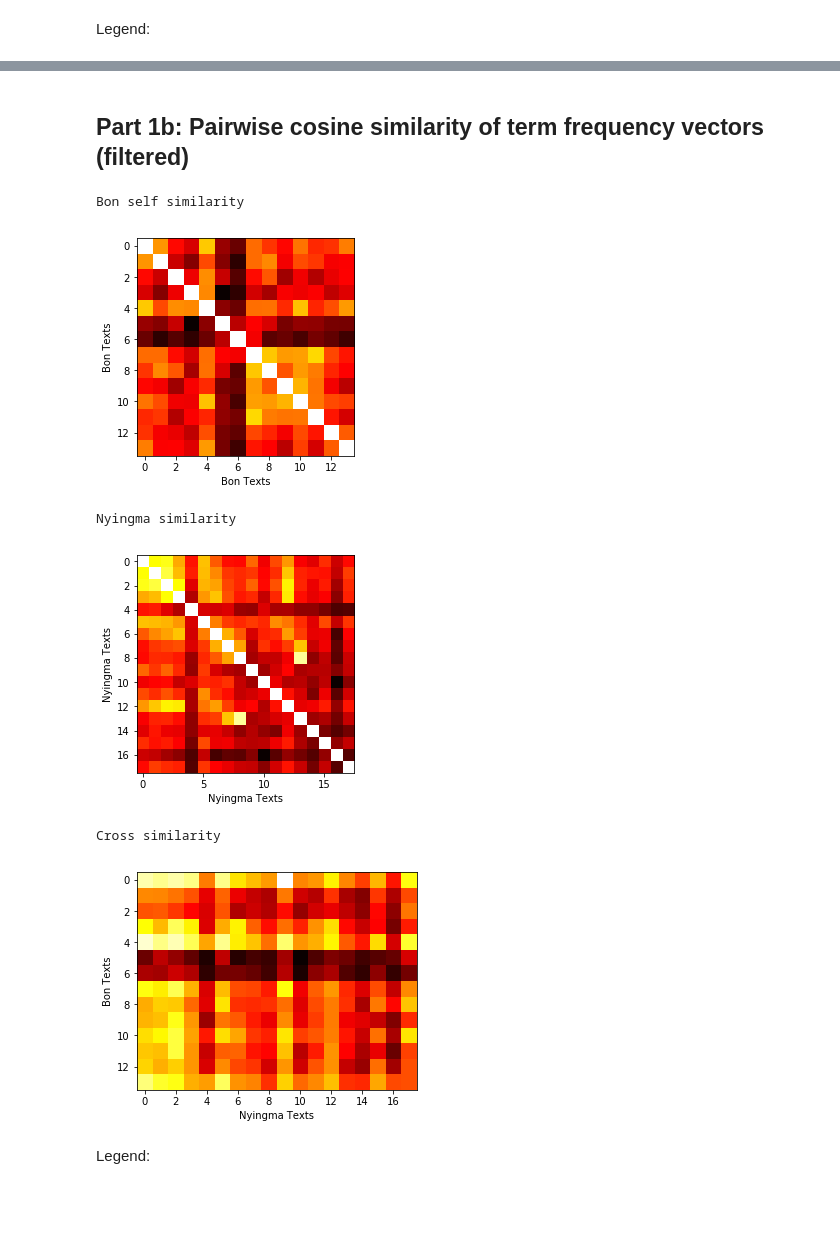
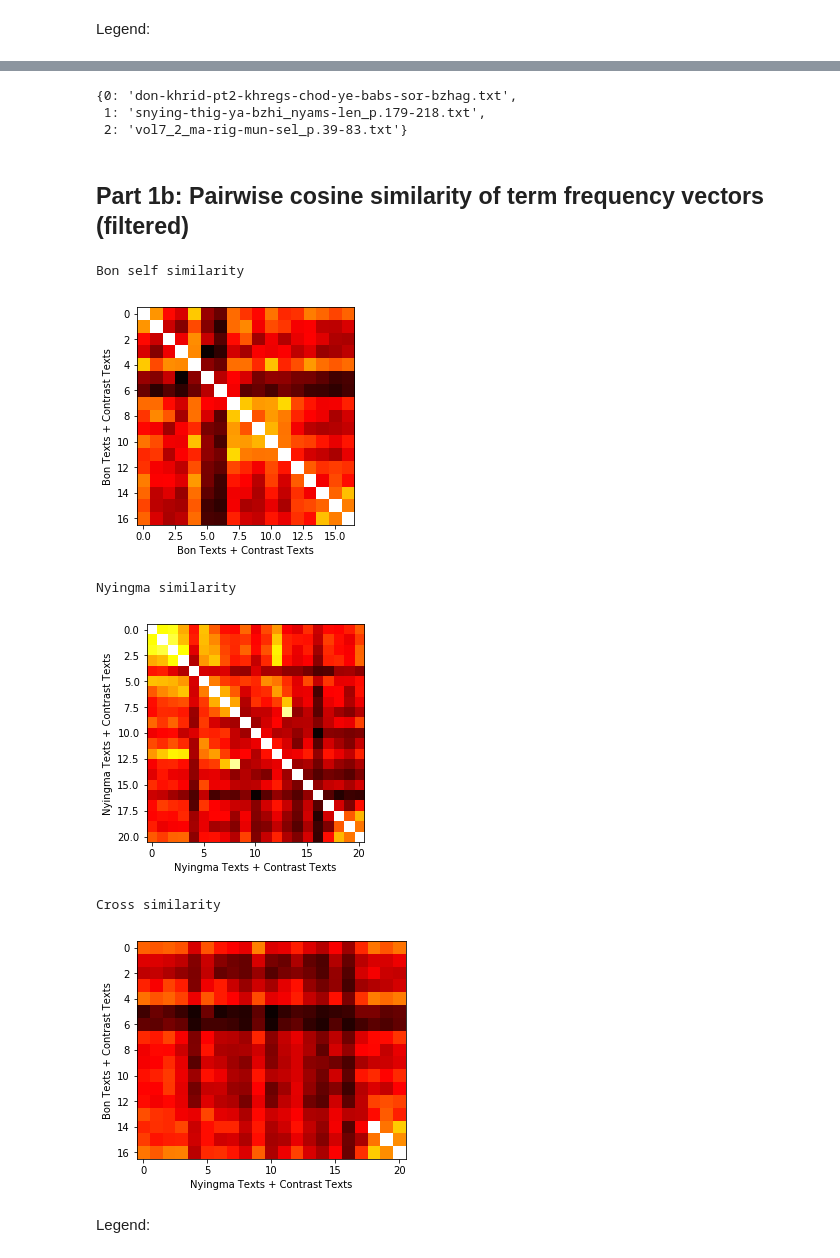
Before and after one commit to keutzer/bo-corpus-analytics, a Jupyter notebook: bon_nyingma_filtered_word_frequency_analysis.ipynb, the cells around one changed output, grey strips where cells are left out. Cells and saved outputs as stored; diff of their text form; code cells hidden in the pictures; blank space fills up the shorter version.

```diff
--- a/bon_nyingma_filtered_word_frequency_analysis.ipynb
+++ b/bon_nyingma_filtered_word_frequency_analysis.ipynb
@@ -174,6 +198,12 @@ nyingma_idx2fname
  15: "LL11_kun-'dus-NGB-mtshams-brag-vol1-624-626་.txt",
  16: 'LL12_rje-btsan-dam-pa_NGB-vol34-p63-64.txt',
  17: 'LL13-sgom-pa-don-grubdocx.txt'}
+# %%
+contrast_idx2fname
+# %% [output]
+{0: 'don-khrid-pt2-khregs-chod-ye-babs-sor-bzhag.txt',
+ 1: 'snying-thig-ya-bzhi_nyams-len_p.179-218.txt',
+ 2: 'vol7_2_ma-rig-mun-sel_p.39-83.txt'}
 # %% [markdown]
 ## Part 1b: Pairwise cosine similarity of term frequency vectors (filtered)
 # %%
@@ -188,8 +218,13 @@ nyingma_texts_f = []
 for t in nyingma_texts:
     t_f = [x for x in t if x not in filter_list]
     nyingma_texts_f.append(t_f)
+
+contrast_texts_f = []
+for t in contrast_texts:
+    t_f = [x for x in t if x not in filter_list]
+    contrast_texts_f.append(t_f)
 # %%
-dct_f = Dictionary(bon_texts_f + nyingma_texts_f)
+dct_f = Dictionary(bon_texts_f + nyingma_texts_f + contrast_texts_f)
 # %%
 bon_bows_f = []
 for t in bon_texts_f:
@@ -198,6 +233,10 @@ for t in bon_texts_f:
 nyingma_bows_f = []
 for t in nyingma_texts_f:
     nyingma_bows_f.append(dct_f.doc2bow(t))
+
+contrast_bows_f = []
+for t in contrast_texts_f:
+    contrast_bows_f.append(dct_f.doc2bow(t))
 # %%
 bon_tfs_f = []
 for t in bon_bows_f:
@@ -212,55 +251,65 @@ for t in nyingma_bows_f:
     for k, v in t:
         vec[k] = v
     nyingma_tfs_f.append(vec)
+
+contrast_tfs_f = []
+for t in contrast_bows_f:
+    vec = np.zeros(len(dct_f))
+    for k, v in t:
+        vec[k] = v
+    contrast_tfs_f.append(vec)
 # %%
+b = bon_tfs_f + contrast_tfs_f
+n = nyingma_tfs_f + contrast_tfs_f
+
 print("Bon self similarity")
-cos_sims_f = np.zeros((len(bon_tfs_f), len(bon_tfs_f)))
+cos_sims_f = np.zeros((len(b), len(b)))
 
-for i in range(len(bon_tfs_f)):
-    for j in range(len(bon_tfs_f)):
-        u = bon_tfs_f[i]
-        v = bon_tfs_f[j]
+for i in range(len(b)):
+    for j in range(len(b)):
+        u = b[i]
+        v = b[j]
         cos_sims_f[i,j] = (u / np.linalg.norm(u)).dot(v / np.linalg.norm(v))
 
 plt.imshow(cos_sims_f, cmap='hot', interpolation='nearest')
-plt.xlabel('Bon Texts')
-plt.ylabel('Bon Texts')
+plt.xlabel('Bon Texts + Contrast Texts')
+plt.ylabel('Bon Texts + Contrast Texts')
 plt.show()
 
 print("Nyingma similarity")
-cos_sims_f = np.zeros((len(nyingma_tfs_f), len(nyingma_tfs_f)))
+cos_sims_f = np.zeros((len(n), len(n)))
 
-for i in range(len(nyingma_tfs_f)):
-    for j in range(len(nyingma_tfs_f)):
-        u = nyingma_tfs_f[i]
-        v = nyingma_tfs_f[j]
+for i in range(len(n)):
+    for j in range(len(n)):
+        u = n[i]
+        v = n[j]
         cos_sims_f[i,j] = (u / np.linalg.norm(u)).dot(v / np.linalg.norm(v))
 
 plt.imshow(cos_sims_f, cmap='hot', interpolation='nearest')
-plt.xlabel('Nyingma Texts')
-plt.ylabel('Nyingma Texts')
+plt.xlabel('Nyingma Texts + Contrast Texts')
+plt.ylabel('Nyingma Texts + Contrast Texts')
 plt.show()
 
 print("Cross similarity")
-cos_sims_f = np.zeros((len(bon_tfs_f), len(nyingma_tfs_f)))
+cos_sims_f = np.zeros((len(b), len(n)))
 
-for i in range(len(bon_tfs_f)):
-    for j in range(len(nyingma_tfs_f)):
-        u = bon_tfs_f[i]
-        v = nyingma_tfs_f[j]
+for i in range(len(b)):
+    for j in range(len(n)):
+        u = b[i]
+        v = n[j]
         cos_sims_f[i,j] = (u / np.linalg.norm(u)).dot(v / np.linalg.norm(v))
 
 plt.imshow(cos_sims_f, cmap='hot', interpolation='nearest')
-plt.xlabel('Nyingma Texts')
-plt.ylabel('Bon Texts')
+plt.xlabel('Nyingma Texts + Contrast Texts')
+plt.ylabel('Bon Texts + Contrast Texts')
 plt.show()
 # %% [output]
 Bon self similarity
-[figure, old version]
+[figure, new version]
 Nyingma similarity
-[figure, old version]
+[figure, new version]
 Cross similarity
-[figure, old version]
+[figure, new version]
 # %% [markdown]
 Legend:
 # %%
```
Also changed, not shown: parts of 27 cells of this notebook, 3 other files.
